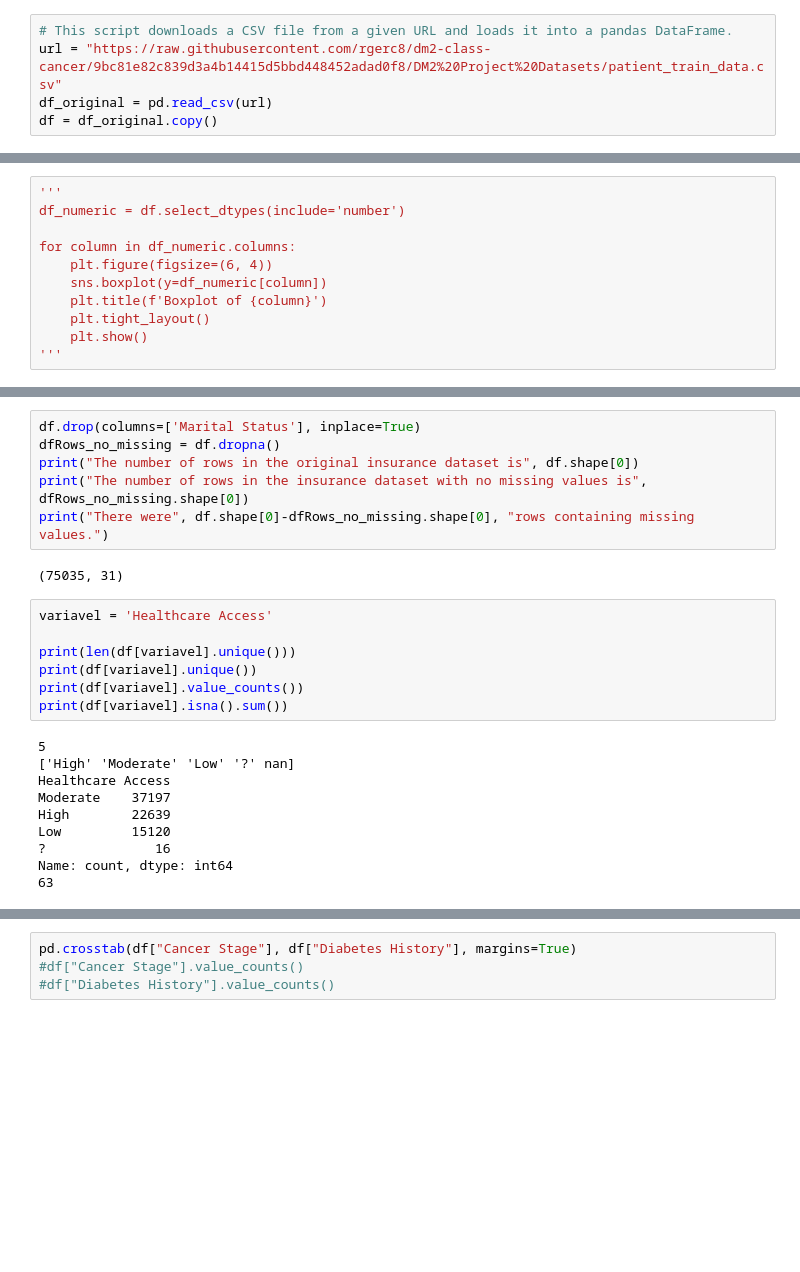
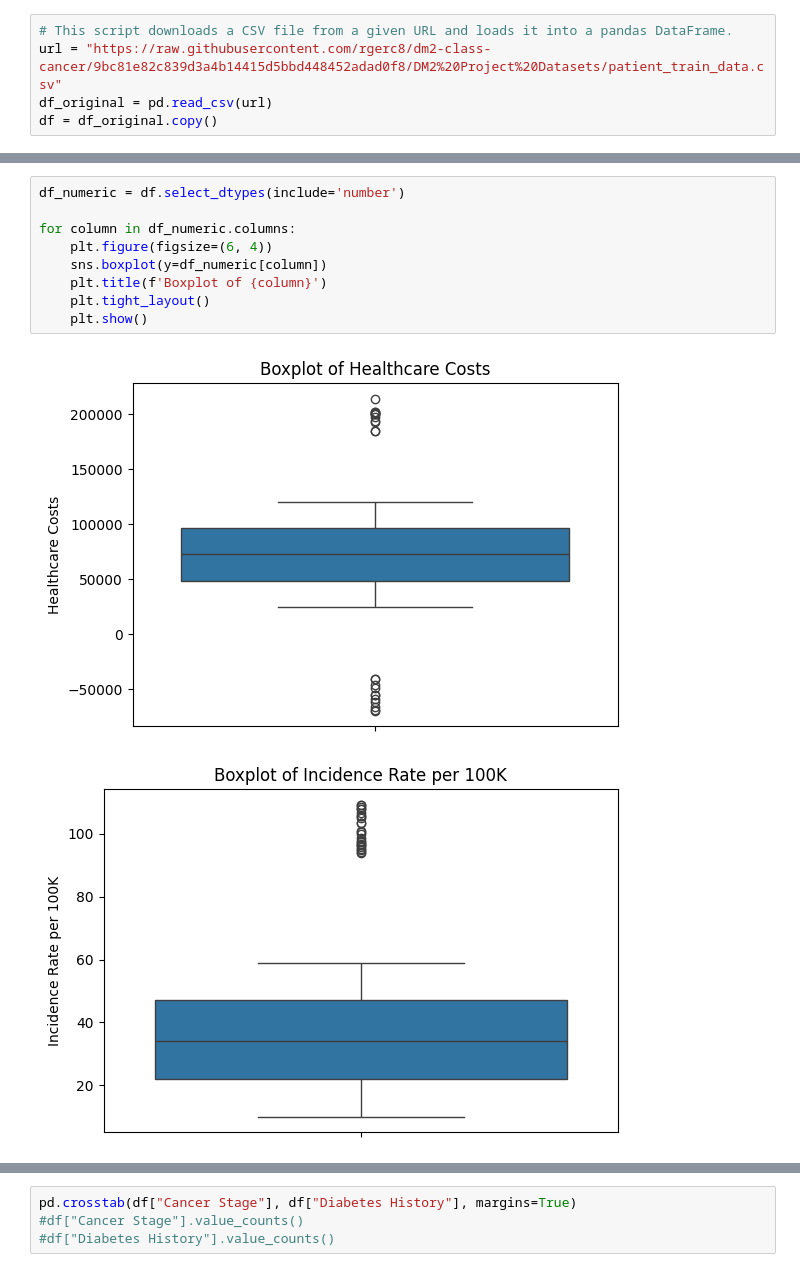
Before and after one commit to rgerc8/dm2-class-cancer, a Jupyter notebook: main.ipynb, the cells around one changed output, grey strips where cells are left out. Cells and saved outputs as stored; diff of their text form; blank space fills up the shorter version.

```diff
--- a/main.ipynb
+++ b/main.ipynb
@@ -39,11 +104,12 @@ df.head(5)
 # %%
-'''
 df_numeric = df.select_dtypes(include='number')
 
 for column in df_numeric.columns:
     plt.figure(figsize=(6, 4))
     sns.boxplot(y=df_numeric[column])
     plt.title(f'Boxplot of {column}')
     plt.tight_layout()
     plt.show()
-'''
+# %% [output]
+[figure, added]
+[figure, added]
@@ -50,25 +117,0 @@ for column in df_numeric.columns:
-# %%
-df.drop(columns=['Marital Status'], inplace=True)
-dfRows_no_missing = df.dropna()
-print("The number of rows in the original insurance dataset is", df.shape[0])
-print("The number of rows in the insurance dataset with no missing values is", dfRows_no_missing.shape[0])
-print("There were", df.shape[0]-dfRows_no_missing.shape[0], "rows containing missing values.")
-# %% [output]
-(75035, 31)
-# %%
-variavel = 'Healthcare Access'
-
-print(len(df[variavel].unique()))
-print(df[variavel].unique())
-print(df[variavel].value_counts())
-print(df[variavel].isna().sum())
-# %% [output]
-5
-['High' 'Moderate' 'Low' '?' nan]
-Healthcare Access
-Moderate    37197
-High        22639
-Low         15120
-?              16
-Name: count, dtype: int64
-63
```
Also changed, not shown: parts of 19 cells of this notebook.
